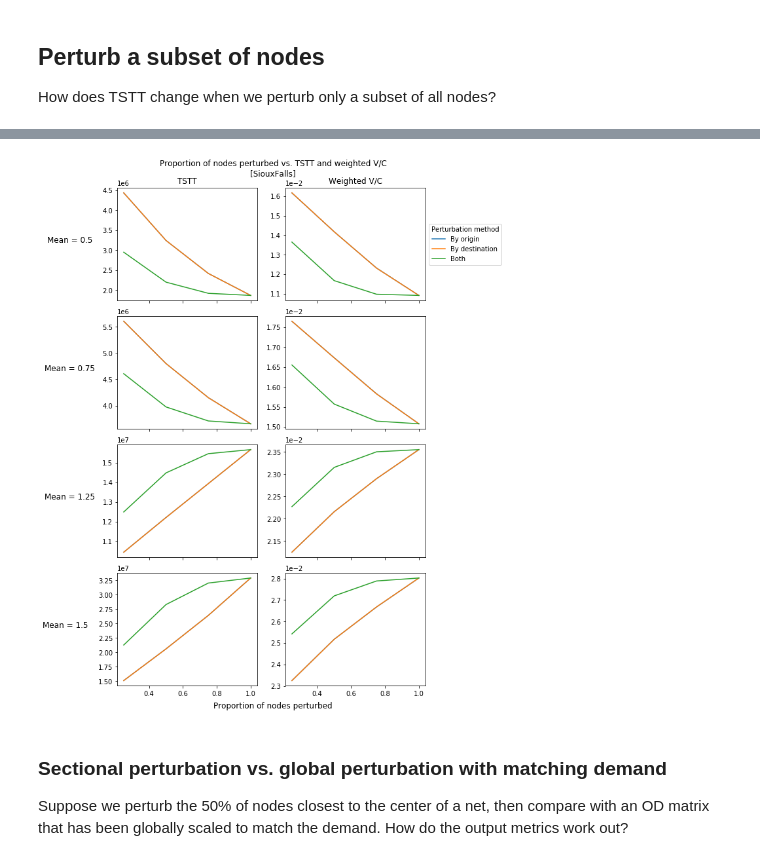
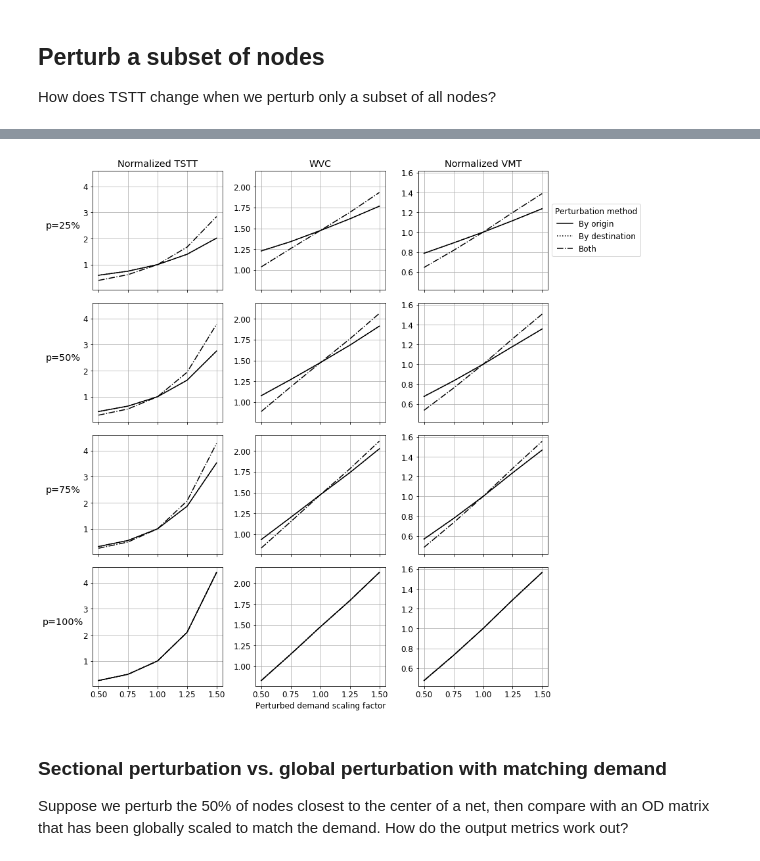
Before and after one commit to CarlinLiao/od-perturbation, a Jupyter notebook: automation.ipynb, the cells around one changed output, grey strips where cells are left out. Drawn from its saved outputs; the diff is of its cells as text; code cells hidden in the pictures.

```diff
--- a/automation.ipynb
+++ b/automation.ipynb
@@ -16,3 +18,0 @@ This is written to be run on a **Linux** machine. First pass evaluations are don
-# %%
-df, true_tstt, true_wvc, true_vmt = tap_trial("inputs/SiouxFalls_net.tntp", "inputs/SiouxFalls_trips.tntp", norm_mean=1, norm_sd=0, returnDataFrame=True)
-true_tstt, true_wvc, true_vmt
@@ -276,17 +231,21 @@ plot_ci_width_evo(df_ci_evo, net, plotFilename='output/plots/{}_widths.png'.form
 # %%
 means = np.arange(0,2,.25)
 reses = [tap_trial(netFilename, tripsFilename, norm_mean=mean, norm_sd=0,
-                   true_flows=true_flows, focus_link=true_most_congested_link_id, returnDataFrame=False) for mean in means]
+                   true_costs=true_costs, true_flows=true_flows, returnDataFrame=False) for mean in means]
 
 # TODO: vmt, pc, most congested link analysis?
 dfmeans = pd.DataFrame({
     'mean': means,
     'tstt': [r[0] for r in reses],
-    'congestion': [r[1] for r in reses],
+    'wvc': [r[1] for r in reses],
     'vmt': [r[2] for r in reses],
-    'flows_rmse': [r[3] for r in reses],
-    'most_congested_link_vc': [r[4] for r in reses]
+    'costs_rmse': [r[3] for r in reses],
+    'cost_err25': [r[4] for r in reses],
+    'cost_err75': [r[5] for r in reses],
+    'flows_rmse': [r[6] for r in reses],
+    'flow_err25': [r[7] for r in reses],
+    'flow_err75': [r[8] for r in reses],
 })
 dfmeans.to_csv('output/data/{}_trials_means_only.csv'.format(net), index=False)
-dfmeans.head()
+dfmeans.head(10)
 # %% [output]
@@ -581,37 +567,53 @@ df_partial.head()
 # %%
 def partial_perturb_plotter(df, net, plotFilename=None):
-    means = df['mean'].unique()
+    means = np.append(df['mean'].unique(), 1)
     means.sort()
     ps = df['p'].unique()
     ps.sort()
     methods = df['method'].unique()
     methods.sort()
     methods = np.flip(methods)
 
-    fig, axes = plt.subplots(nrows=len(means), ncols=2, sharex=True, figsize=(10,len(means)*3))
+    linestyles = ['-', ':', '-.']
 
-    axes[0][0].set_title('TSTT')
-    axes[0][1].set_title('Weighted V/C')
-    for i,mean in enumerate(means):
+    fig, axes = plt.subplots(nrows=len(ps), ncols=3, sharex=True, sharey='col', figsize=(13,len(ps)*3))
+
+    axes[0][0].set_title('Normalized TSTT')
+    axes[0][1].set_title('WVC')
+    axes[0][2].set_title('Normalized VMT')
+    for i,p in enumerate(ps):
+        true_row = dfmeans[dfmeans['mean']==1].copy()
+        true_row['p'] = p
         for j,method in enumerate(methods):
-            axes[i][0].plot(ps, df.loc[(df['mean']==mean) & (df['method']==method),'tstt'], label=method)
-            axes[i][1].plot(ps, df.loc[(df['mean']==mean) & (df['method']==method),'congestion'], label=method)
+            true_row['method'] = method
+            df = df.append(true_row, sort=False)
+            df.sort_values('mean', inplace=True)
+            axes[i][0].plot(means, df.loc[(df['p']==p) & (df['method']==method),'tstt']/true_tstt,
+                                           linestyle=linestyles[j], c='k', label=method)
+            axes[i][1].plot(means, df.loc[(df['p']==p) & (df['method']==method),'wvc'], linestyle=linestyles[j], c='k', label=method)
+            axes[i][2].plot(means, df.loc[(df['p']==p) & (df['method']==method),'vmt']/true_vmt,
+                                           linestyle=linestyles[j], c='k', label=method)
             axes[i][0].ticklabel_format(style='sci', scilimits=(0,0))
             axes[i][1].ticklabel_format(style='sci', scilimits=(0,0))
-            axes[i][0].set_ylabel('Mean = {}'.format(round(mean,2)), rotation=0, size='large', labelpad=50)
-    axes[0][1].legend(title='Perturbation method', loc='center left', bbox_to_anchor=(1,0.5))
+            axes[i][2].ticklabel_format(style='sci', scilimits=(0,0))
+            axes[i][0].grid()
+            axes[i][1].grid()
+            axes[i][2].grid()
+            axes[i][0].set_ylabel('p={:.0%}'.format(round(p,2)), rotation=0, size='large', labelpad=30)
+    axes[0][2].legend(title='Perturbation method', loc='center left', bbox_to_anchor=(1,0.5))
 
-    fig.suptitle('Proportion of nodes perturbed vs. TSTT and weighted V/C\n[{}]'.format(net))
-    fig.text(0.5, 0.01, 'Proportion of nodes perturbed', ha='center', fontsize=12)
+#     fig.suptitle('Proportion of nodes perturbed vs. TSTT and weighted V/C\n[{}]'.format(net))
+#     fig.text(0.5, 0.01, 'Perturbed demand scaling factor', ha='center', fontsize=14)
+    axes[len(ps)-1,1].set_xlabel('Perturbed demand scaling factor')
     fig.tight_layout()
-    fig.subplots_adjust(top=0.93, bottom=0.05)
+#     fig.subplots_adjust(bottom=0.05)
     if plotFilename:
         plt.savefig(plotFilename, dpi='figure')
     plt.show()
 
 partial_perturb_plotter(df_partial, net, plotFilename='output/plots/{}_partial_perturb.png'.format(net))
 # %% [output]
-[figure, old version]
+[figure, new version]
 # %% [markdown]
 ### Sectional perturbation vs. global perturbation with matching demand
 
```
Also changed, not shown: parts of 21 cells of this notebook, 3 other files.
